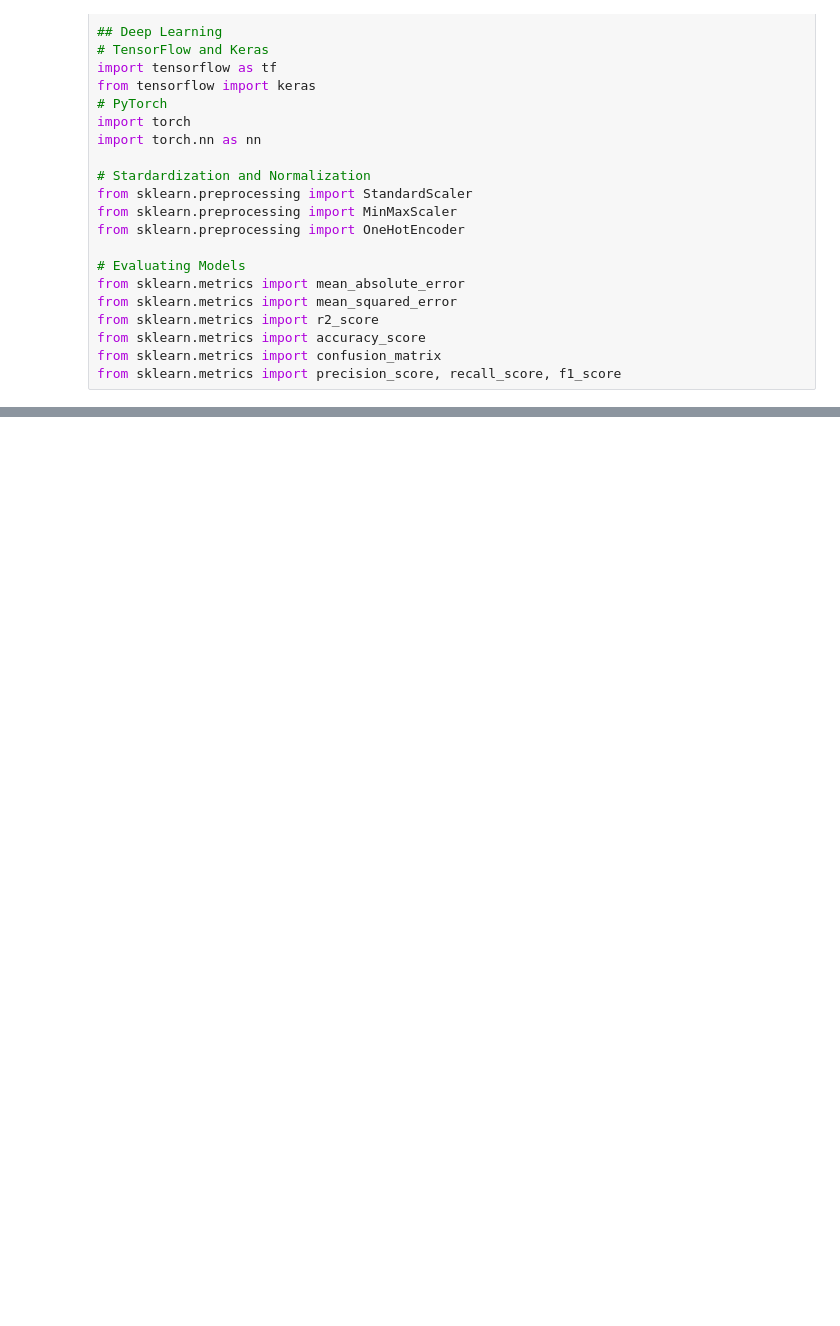
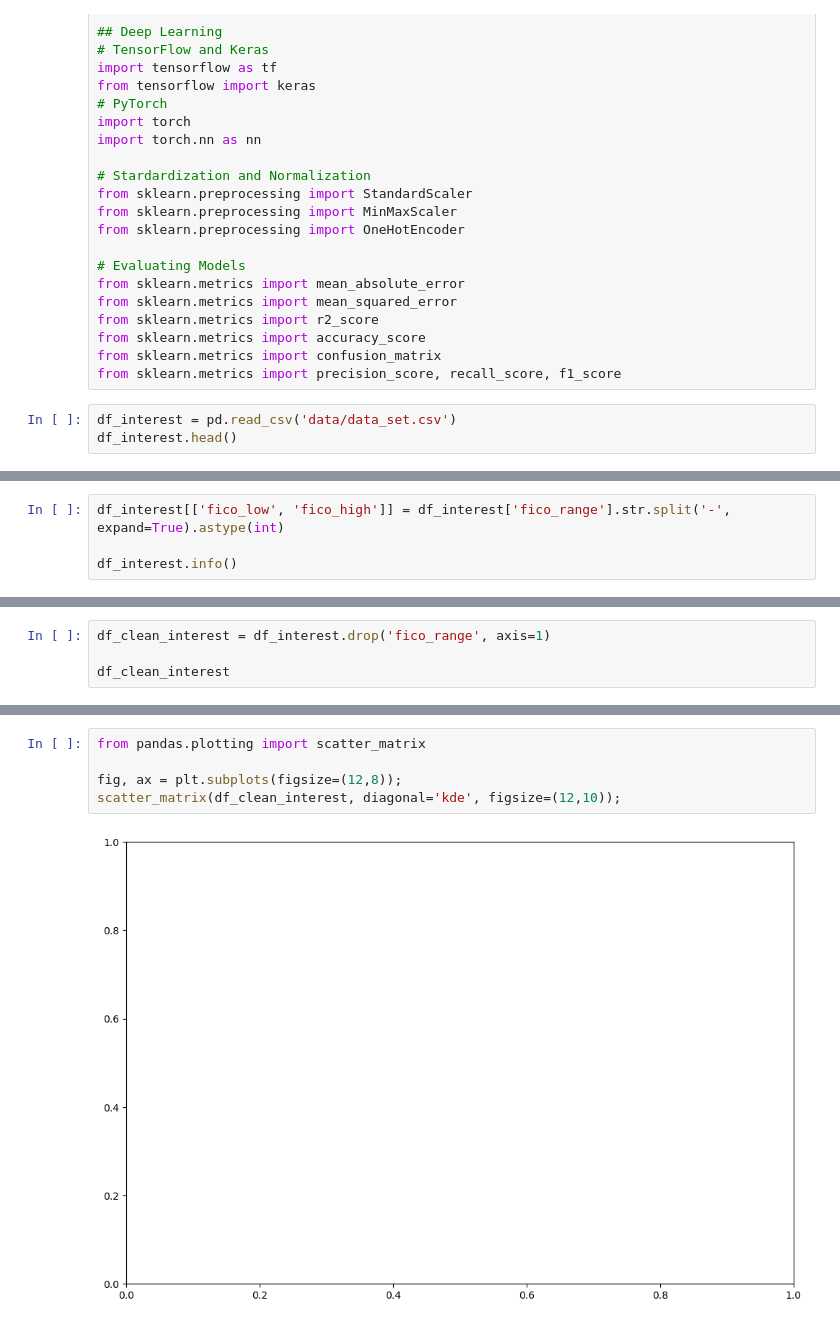
Before and after one commit to j-forte/Liner-Regression_CaseStudy, a Jupyter notebook: main.ipynb, the cells around one changed output, grey strips where cells are left out. Cells and saved outputs as stored; diff of their text form; blank space fills up the shorter version.

```diff
--- a/main.ipynb
+++ b/main.ipynb
@@ -50,3 +50,6 @@ from sklearn.metrics import r2_score
 from sklearn.metrics import accuracy_score
 from sklearn.metrics import confusion_matrix
 from sklearn.metrics import precision_score, recall_score, f1_score
+# %%
+df_interest = pd.read_csv('data/data_set.csv')
+df_interest.head()
@@ -52,0 +100,4 @@ from sklearn.metrics import precision_score, recall_score, f1_score
+# %%
+df_interest[['fico_low', 'fico_high']] = df_interest['fico_range'].str.split('-', expand=True).astype(int)
+
+df_interest.info()
@@ -52,0 +119,4 @@ from sklearn.metrics import precision_score, recall_score, f1_score
+# %%
+df_clean_interest = df_interest.drop('fico_range', axis=1)
+
+df_clean_interest
@@ -52,0 +137,7 @@ from sklearn.metrics import precision_score, recall_score, f1_score
+# %%
+from pandas.plotting import scatter_matrix
+
+fig, ax = plt.subplots(figsize=(12,8));
+scatter_matrix(df_clean_interest, diagonal='kde', figsize=(12,10));
+# %% [output]
+[figure, added]
```
Also changed, not shown: parts of 8 cells of this notebook.
